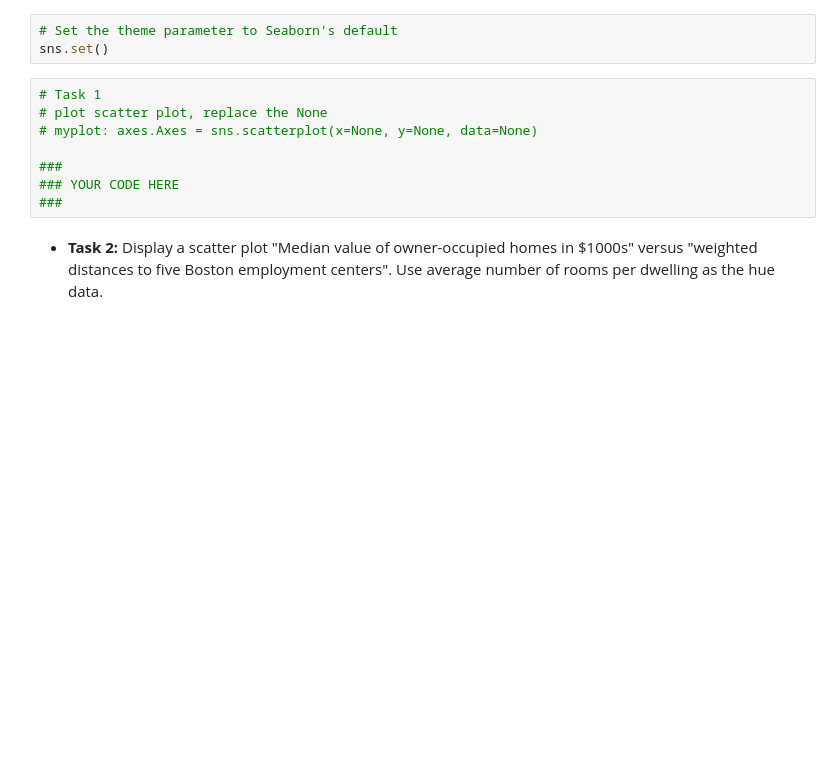
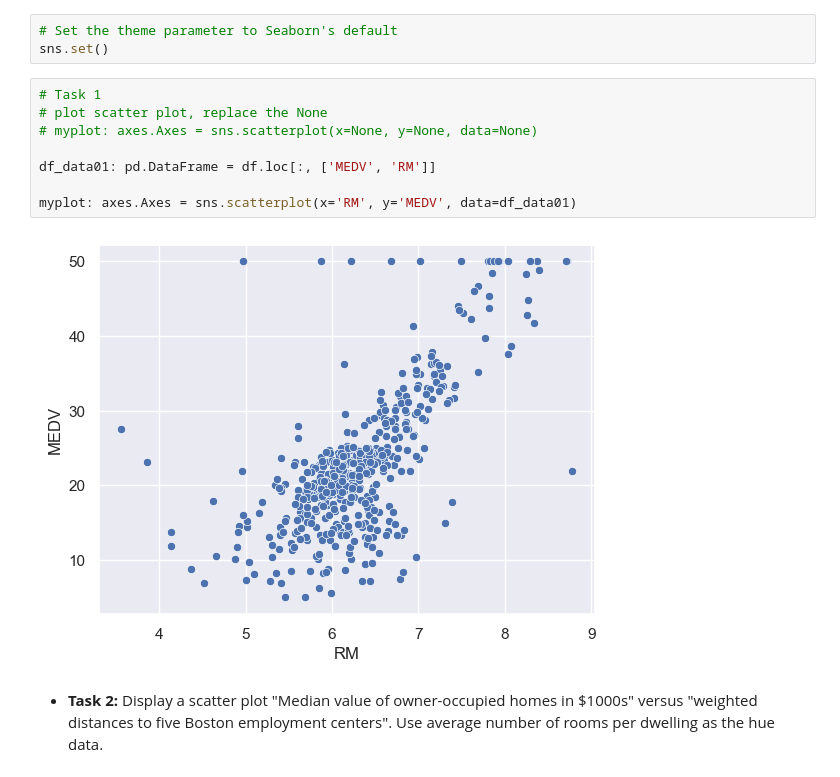
Before and after one commit to surrelsaga/DDW-weekly-problemSets, a Jupyter notebook: Week09_Cohort.ipynb, the cells around one changed output. Drawn from its saved outputs; the diff is of its cells as text; blank space fills up the shorter version.

```diff
--- a/Week09_Cohort.ipynb
+++ b/Week09_Cohort.ipynb
@@ -370,11 +368,13 @@ sns.set()
 # %%
 # Task 1
 # plot scatter plot, replace the None
 # myplot: axes.Axes = sns.scatterplot(x=None, y=None, data=None)
 
-###
-### YOUR CODE HERE
-###
+df_data01: pd.DataFrame = df.loc[:, ['MEDV', 'RM']]
+
+myplot: axes.Axes = sns.scatterplot(x='RM', y='MEDV', data=df_data01)
+# %% [output]
+[figure, added]
 # %% [markdown]
 - **Task 2:** Display a scatter plot "Median value of owner-occupied homes in \$1000s" versus "weighted distances to ﬁve Boston employment centers". Use average number of rooms per dwelling as the hue data.
 # %%
```
Also changed, not shown: parts of 10 cells of this notebook.
